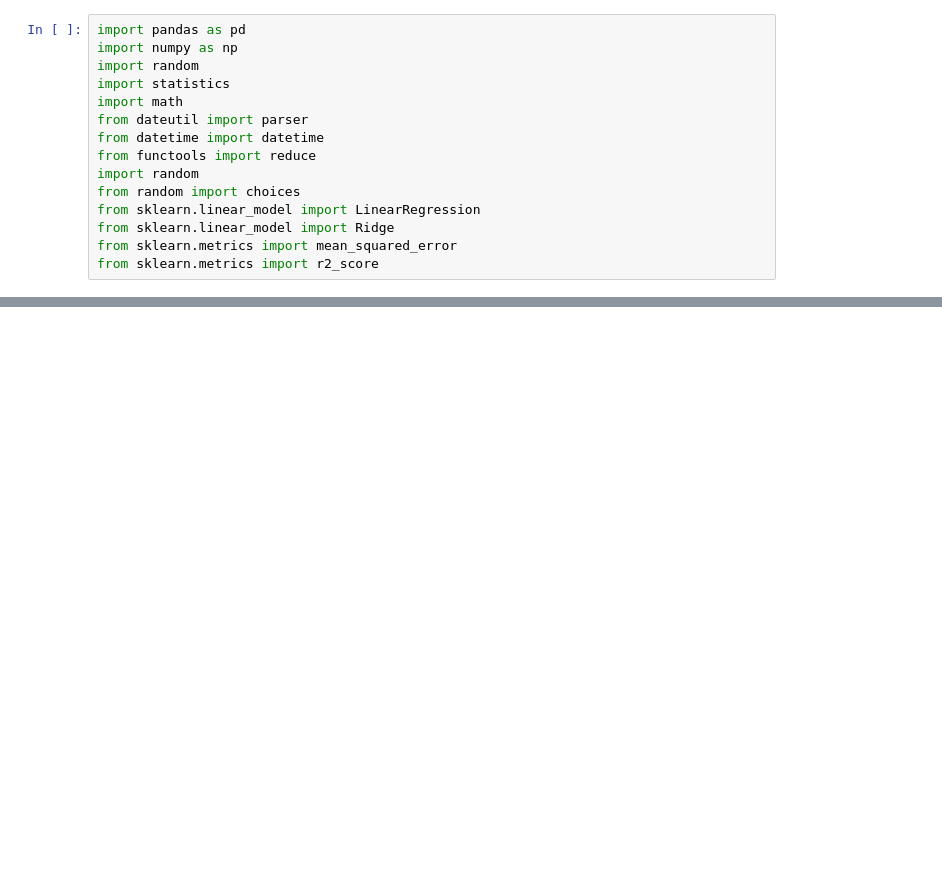
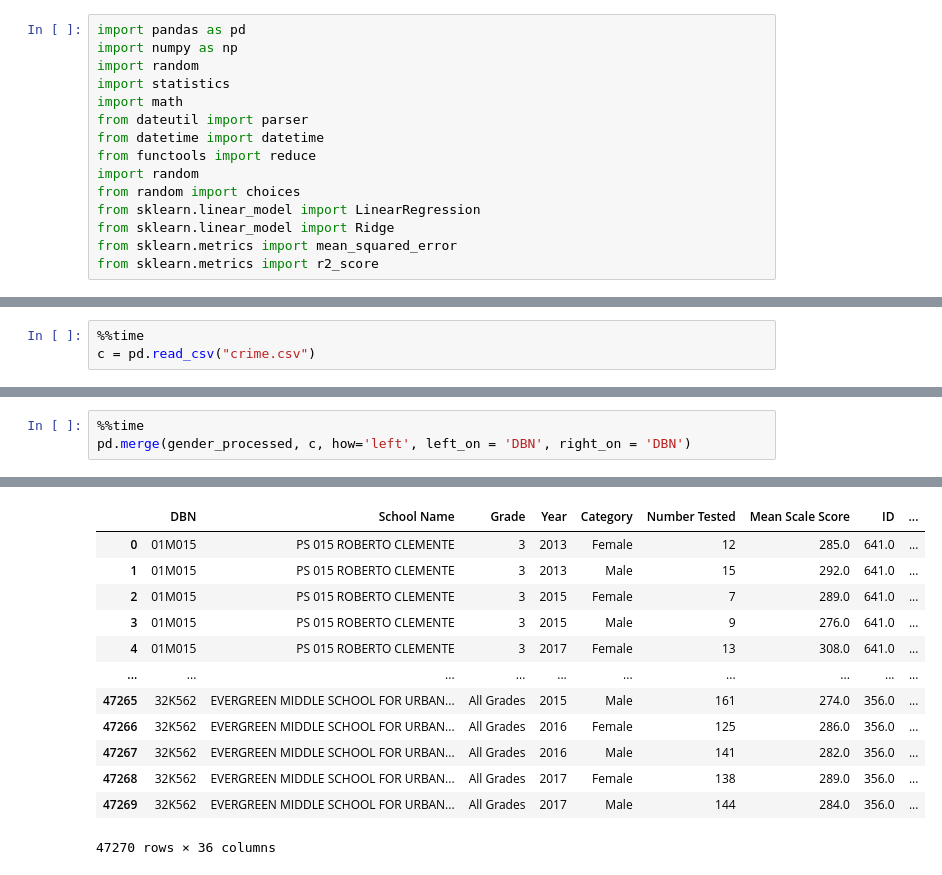
Before and after one commit to primkey7607/factorizedlearn, a Jupyter notebook: Untitled1.ipynb, the cells around one changed output, grey strips where cells are left out. Saved outputs shown, nothing was run; the diff lists cells and outputs as text; blank space fills up the shorter version.

```diff
--- a/Untitled1.ipynb
+++ b/Untitled1.ipynb
@@ -405,0 +939,3 @@ gender_test.data
+# %%
+%%time
+c = pd.read_csv("crime.csv")
@@ -405,0 +945,4 @@ gender_test.data
+# %%
+%%time
+pd.merge(gender_processed, c, how='left', left_on = 'DBN', right_on = 'DBN')
+# %% [output]
@@ -405,0 +951,13 @@ gender_test.data
+|  | DBN | School Name | Grade | Year | Category | Number Tested | Mean Scale Score | ID | ... |
+| 0 | 01M015 | PS 015 ROBERTO CLEMENTE | 3 | 2013 | Female | 12 | 285.0 | 641.0 | ... |
+| 1 | 01M015 | PS 015 ROBERTO CLEMENTE | 3 | 2013 | Male | 15 | 292.0 | 641.0 | ... |
+| 2 | 01M015 | PS 015 ROBERTO CLEMENTE | 3 | 2015 | Female | 7 | 289.0 | 641.0 | ... |
+| 3 | 01M015 | PS 015 ROBERTO CLEMENTE | 3 | 2015 | Male | 9 | 276.0 | 641.0 | ... |
+| 4 | 01M015 | PS 015 ROBERTO CLEMENTE | 3 | 2017 | Female | 13 | 308.0 | 641.0 | ... |
+| ... | ... | ... | ... | ... | ... | ... | ... | ... | ... |
+| 47265 | 32K562 | EVERGREEN MIDDLE SCHOOL FOR URBAN... | All Grades | 2015 | Male | 161 | 274.0 | 356.0 | ... |
+| 47266 | 32K562 | EVERGREEN MIDDLE SCHOOL FOR URBAN... | All Grades | 2016 | Female | 125 | 286.0 | 356.0 | ... |
+| 47267 | 32K562 | EVERGREEN MIDDLE SCHOOL FOR URBAN... | All Grades | 2016 | Male | 141 | 282.0 | 356.0 | ... |
+| 47268 | 32K562 | EVERGREEN MIDDLE SCHOOL FOR URBAN... | All Grades | 2017 | Female | 138 | 289.0 | 356.0 | ... |
+| 47269 | 32K562 | EVERGREEN MIDDLE SCHOOL FOR URBAN... | All Grades | 2017 | Male | 144 | 284.0 | 356.0 | ... |
+47270 rows × 36 columns
```
Also changed, not shown: parts of 60 cells of this notebook, 12 other files.
